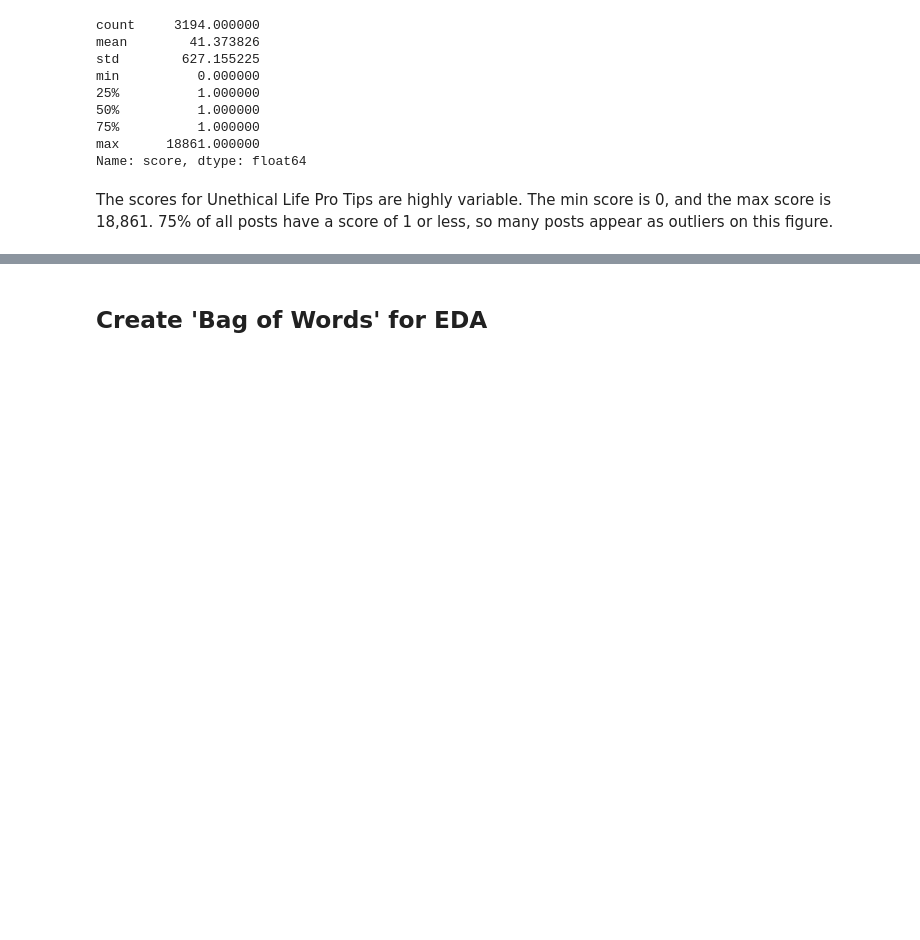
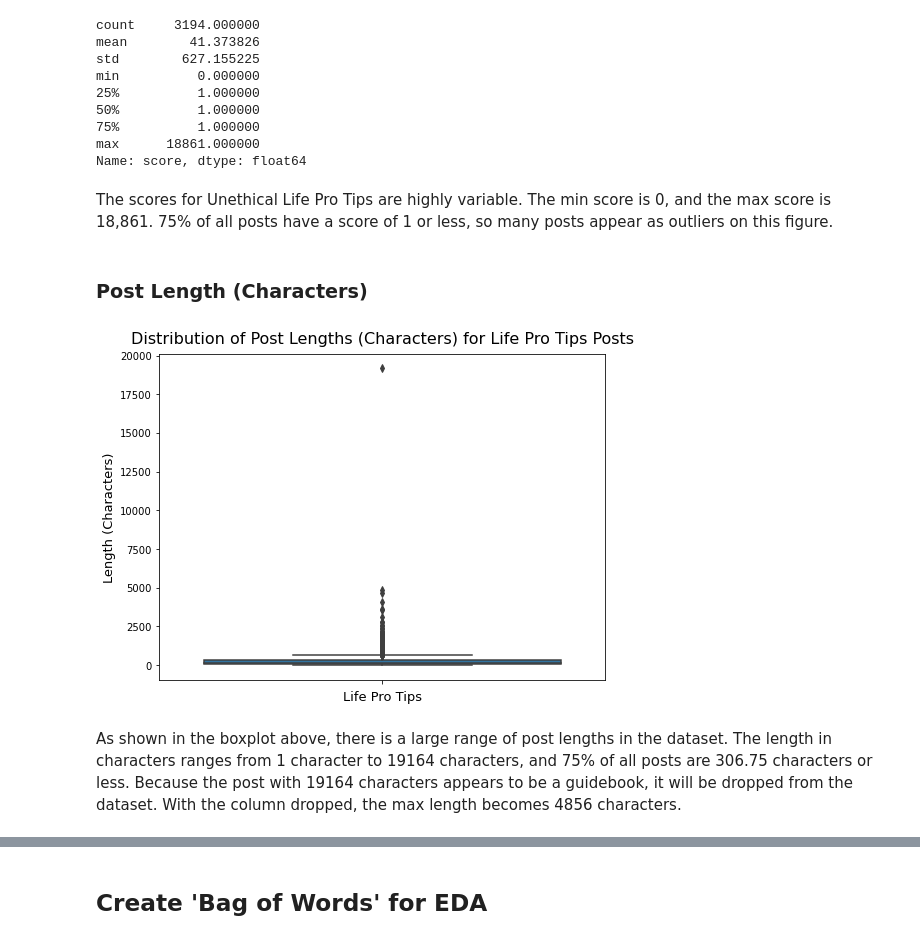
Before and after one commit to jlu90/Subreddit-Classification, a Jupyter notebook: code/04-EDA.ipynb, the cells around one changed output, grey strips where cells are left out. Drawn from its saved outputs; the diff is of its cells as text; code cells hidden in the pictures; blank space fills up the shorter version.

Commit message:
plotting frequent words

```diff
--- a/code/04-EDA.ipynb
+++ b/code/04-EDA.ipynb
@@ -84,3 +84,12 @@ max      18861.000000
 Name: score, dtype: float64
 # %% [markdown]
 The scores for Unethical Life Pro Tips are highly variable. The min score is 0, and the max score is 18,861. 75% of all posts have a score of 1 or less, so many posts appear as outliers on this figure.
+# %% [markdown]
+### Post Length (Characters)
+# %%
+create_v_barplot(life_pro_tips, 'post_length_char')
+set_labels('Distribution of Post Lengths (Characters) for Life Pro Tips Posts', 'Life Pro Tips', 'Length (Characters)');
+# %% [output]
+[figure, added]
+# %% [markdown]
+As shown in the boxplot above, there is a large range of post lengths in the dataset. The length in characters ranges from 1 character to 19164 characters, and 75% of all posts are 306.75 characters or less. Because the post with 19164 characters appears to be a guidebook, it will be dropped from the dataset. With the column dropped, the max length becomes 4856 characters.
```
Also changed, not shown: parts of 16 cells of this notebook.
